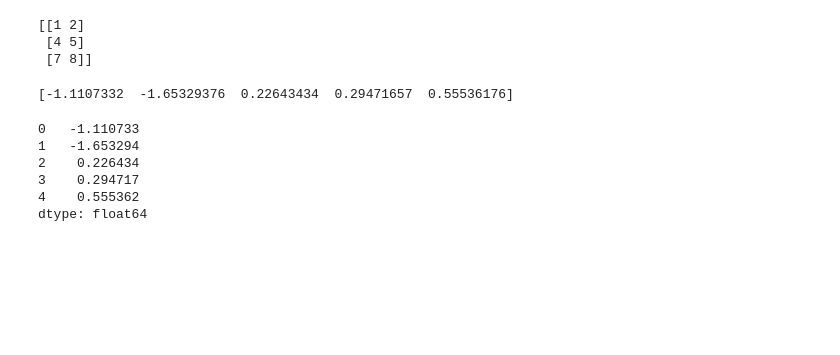
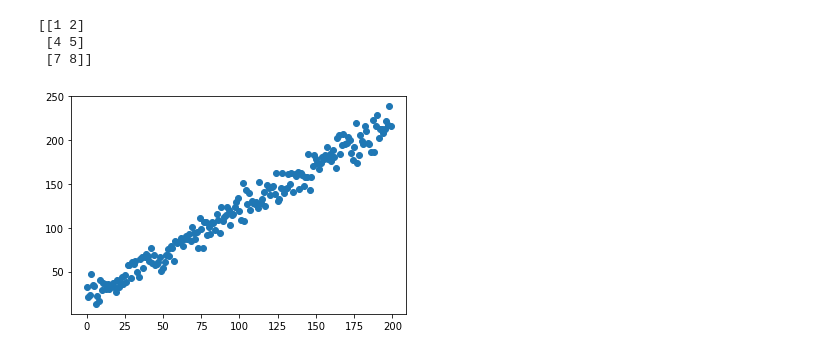
Before and after one commit to cxf213/HelloWorld, a Jupyter notebook: TensorFlow.ipynb, the cells around one changed output. Saved outputs shown, nothing was run; the diff lists cells and outputs as text; code cells hidden in the pictures; blank space fills up the shorter version.

```diff
--- a/TensorFlow.ipynb
+++ b/TensorFlow.ipynb
@@ -21,18 +21,8 @@ print(a[:,1:])
 [[1 2]
  [4 5]
  [7 8]]
-# %%
-b=np.random.randn(5)
-print(b)
-# %% [output]
-[-1.1107332  -1.65329376  0.22643434  0.29471657  0.55536176]
-# %%
-s=pd.Series(b,np.arange(5))
-s
-# %% [output]
-0   -1.110733
-1   -1.653294
-2    0.226434
-3    0.294717
-4    0.555362
-dtype: float64
+# %%
+x=np.arange(200)
+y=np.random.randn(200)*10+np.arange(200)+21
+# %% [output]
+[figure, added]
```
Also changed, not shown: parts of 1 cell of this notebook, 7 other files.
